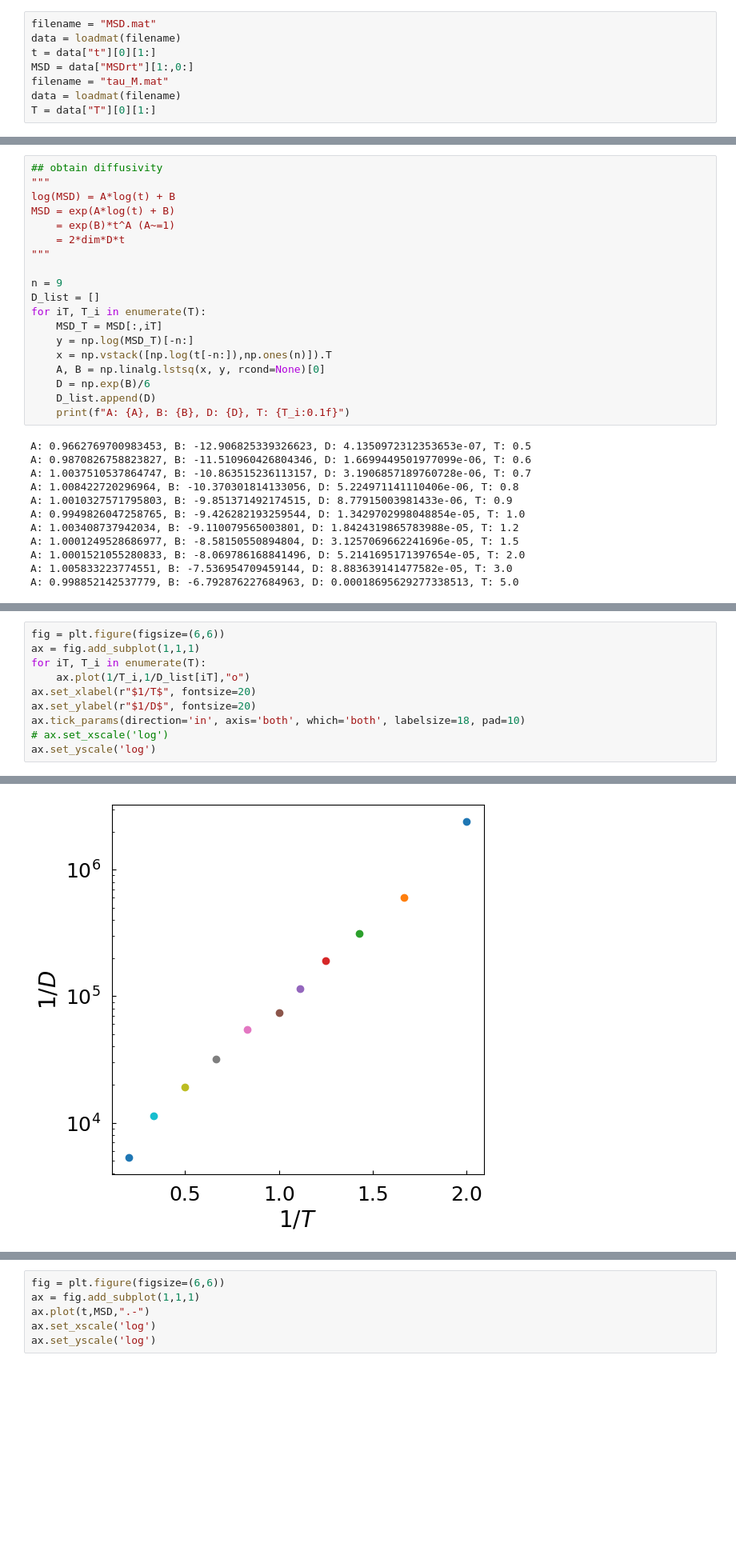
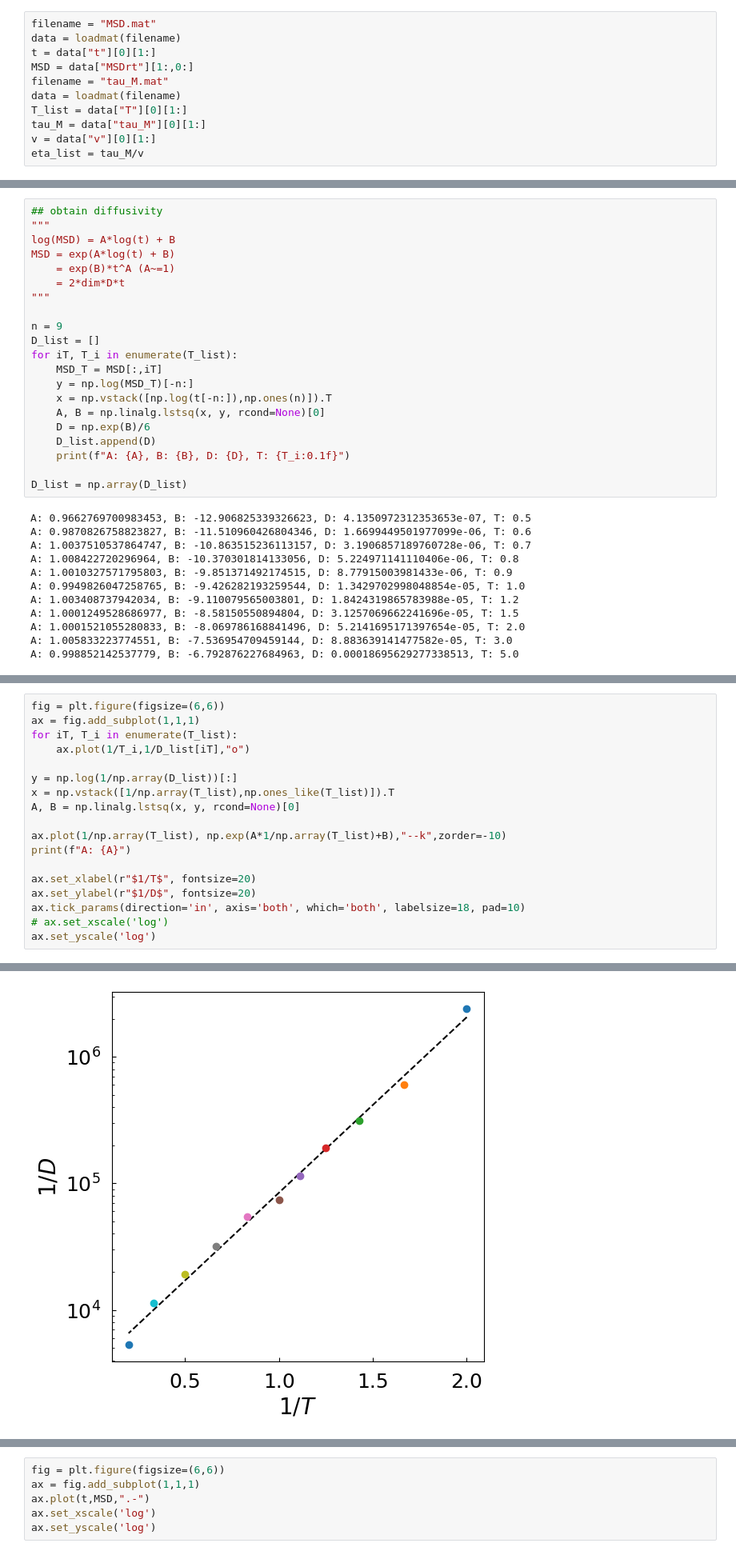
Before and after one commit to ch-tung/bicontinuous_tauM, a Jupyter notebook: rho_1.2/time_correlation/msd.ipynb, the cells around one changed output, grey strips where cells are left out. Shown at 80% size. Saved outputs shown, nothing was run; the diff lists cells and outputs as text; blank space fills up the shorter version.

Commit message:
curve fitting

```diff
--- a/rho_1.2/time_correlation/msd.ipynb
+++ b/rho_1.2/time_correlation/msd.ipynb
@@ -9,4 +10,7 @@ t = data["t"][0][1:]
 MSD = data["MSDrt"][1:,0:]
 filename = "tau_M.mat"
 data = loadmat(filename)
-T = data["T"][0][1:]
+T_list = data["T"][0][1:]
+tau_M = data["tau_M"][0][1:]
+v = data["v"][0][1:]
+eta_list = tau_M/v
@@ -25,7 +38,7 @@ MSD = exp(A*log(t) + B)
 
 n = 9
 D_list = []
-for iT, T_i in enumerate(T):
+for iT, T_i in enumerate(T_list):
     MSD_T = MSD[:,iT]
     y = np.log(MSD_T)[-n:]
     x = np.vstack([np.log(t[-n:]),np.ones(n)]).T
@@ -33,6 +46,8 @@ for iT, T_i in enumerate(T):
     D = np.exp(B)/6
     D_list.append(D)
     print(f"A: {A}, B: {B}, D: {D}, T: {T_i:0.1f}")
+
+D_list = np.array(D_list)
 # %% [output]
 A: 0.9662769700983453, B: -12.906825339326623, D: 4.1350972312353653e-07, T: 0.5
 A: 0.9870826758823827, B: -11.510960426804346, D: 1.6699449501977099e-06, T: 0.6
@@ -48,8 +69,16 @@ A: 0.998852142537779, B: -6.792876227684963, D: 0.00018695629277338513, T: 5.0
 # %%
 fig = plt.figure(figsize=(6,6))
 ax = fig.add_subplot(1,1,1)
-for iT, T_i in enumerate(T):
+for iT, T_i in enumerate(T_list):
     ax.plot(1/T_i,1/D_list[iT],"o")
+
+y = np.log(1/np.array(D_list))[:]
+x = np.vstack([1/np.array(T_list),np.ones_like(T_list)]).T
+A, B = np.linalg.lstsq(x, y, rcond=None)[0]
+
+ax.plot(1/np.array(T_list), np.exp(A*1/np.array(T_list)+B),"--k",zorder=-10)
+print(f"A: {A}")
+
 ax.set_xlabel(r"$1/T$", fontsize=20)
 ax.set_ylabel(r"$1/D$", fontsize=20)
 ax.tick_params(direction='in', axis='both', which='both', labelsize=18, pad=10)
@@ -59 +89 @@ ax.set_yscale('log')
-[figure, old version]
+[figure, new version]
```
Also changed, not shown: parts of 10 cells of this notebook.
